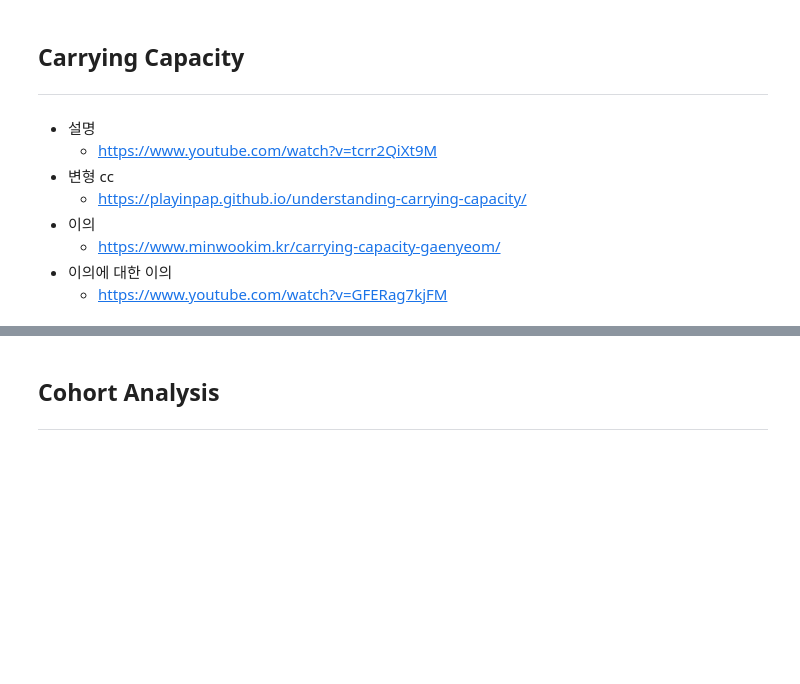
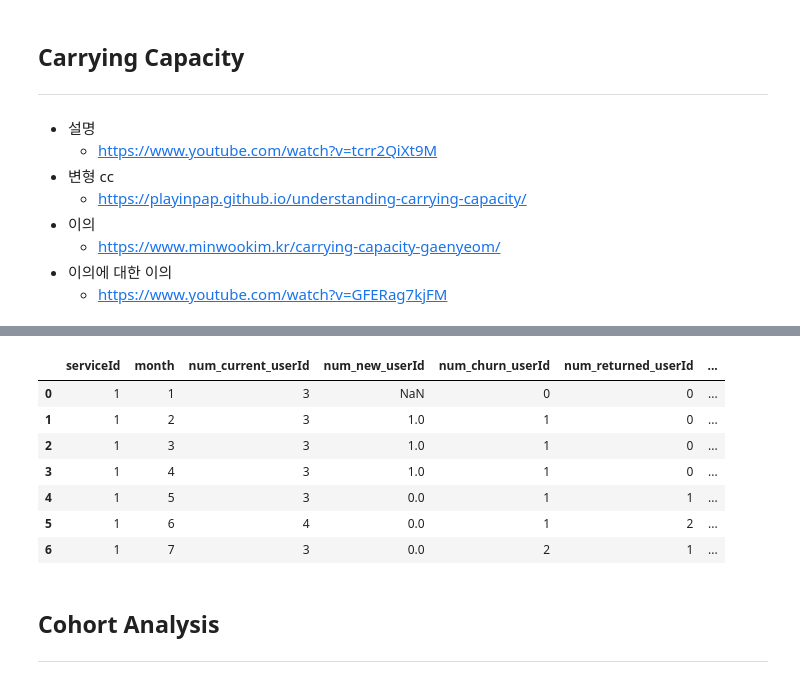
Before and after one commit to NamSahng/TIL, a Jupyter notebook: lean-analytics/carrying capacity & cohort analysis exercise.ipynb, the cells around one changed output, grey strips where cells are left out. Saved outputs shown, nothing was run; the diff lists cells and outputs as text; code cells hidden in the pictures; blank space fills up the shorter version.

```diff
--- a/lean-analytics/carrying capacity & cohort analysis exercise.ipynb
+++ b/lean-analytics/carrying capacity & cohort analysis exercise.ipynb
@@ -90,3 +93,19 @@ To adopt the future behavior and silence this warning, use
+# %%
+users_df = users_df[['serviceId','month']+[i for i in users_df.columns if 'num' in i]]
+users_df['churn_rate'] = users_df['num_churn_userId'] / users_df.groupby('serviceId')['num_current_userId'].shift()
+users_df['carrying_capacity'] = users_df['num_new_userId'] / users_df['churn_rate']
+users_df.loc[:,'adj_carrying_capacity'] = (users_df['num_new_userId']+users_df['num_returned_userId']) / users_df['churn_rate']
+# %%
+users_df
+# %% [output]
+|  | serviceId | month | num_current_userId | num_new_userId | num_churn_userId | num_returned_userId | ... |
+| 0 | 1 | 1 | 3 | NaN | 0 | 0 | ... |
+| 1 | 1 | 2 | 3 | 1.0 | 1 | 0 | ... |
+| 2 | 1 | 3 | 3 | 1.0 | 1 | 0 | ... |
+| 3 | 1 | 4 | 3 | 1.0 | 1 | 0 | ... |
+| 4 | 1 | 5 | 3 | 0.0 | 1 | 1 | ... |
+| 5 | 1 | 6 | 4 | 0.0 | 1 | 2 | ... |
+| 6 | 1 | 7 | 3 | 0.0 | 2 | 1 | ... |
 # %%
 # # ref. https://stackoverflow.com/questions/45239540/intersection-of-sets-as-columns-in-pandas
 # df=pd.DataFrame([[set([1,2,3,4]), set([1,2,3,4]), set([1,2,3,4]),set([1,2,3,4])],
```
Also changed, not shown: parts of 2 cells of this notebook.
